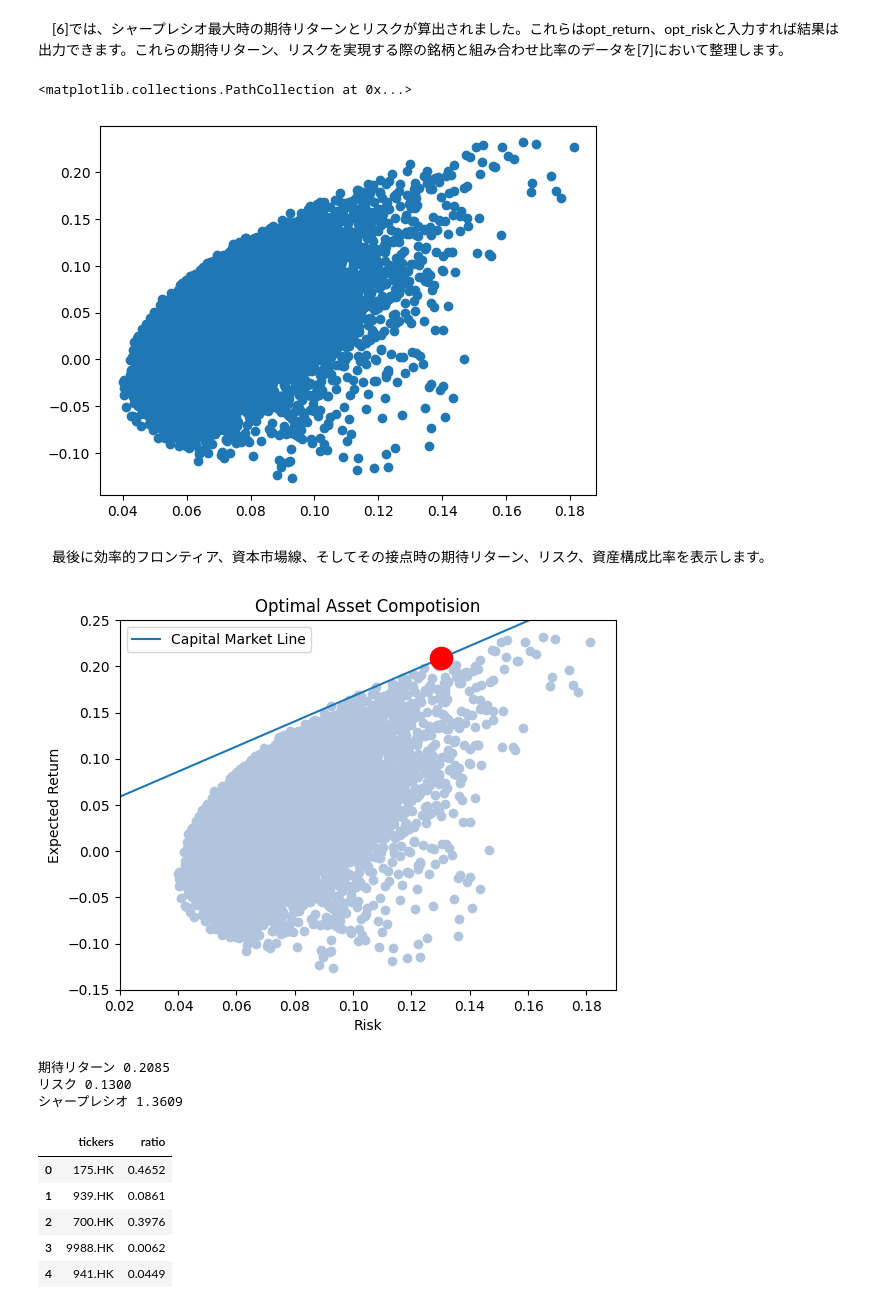
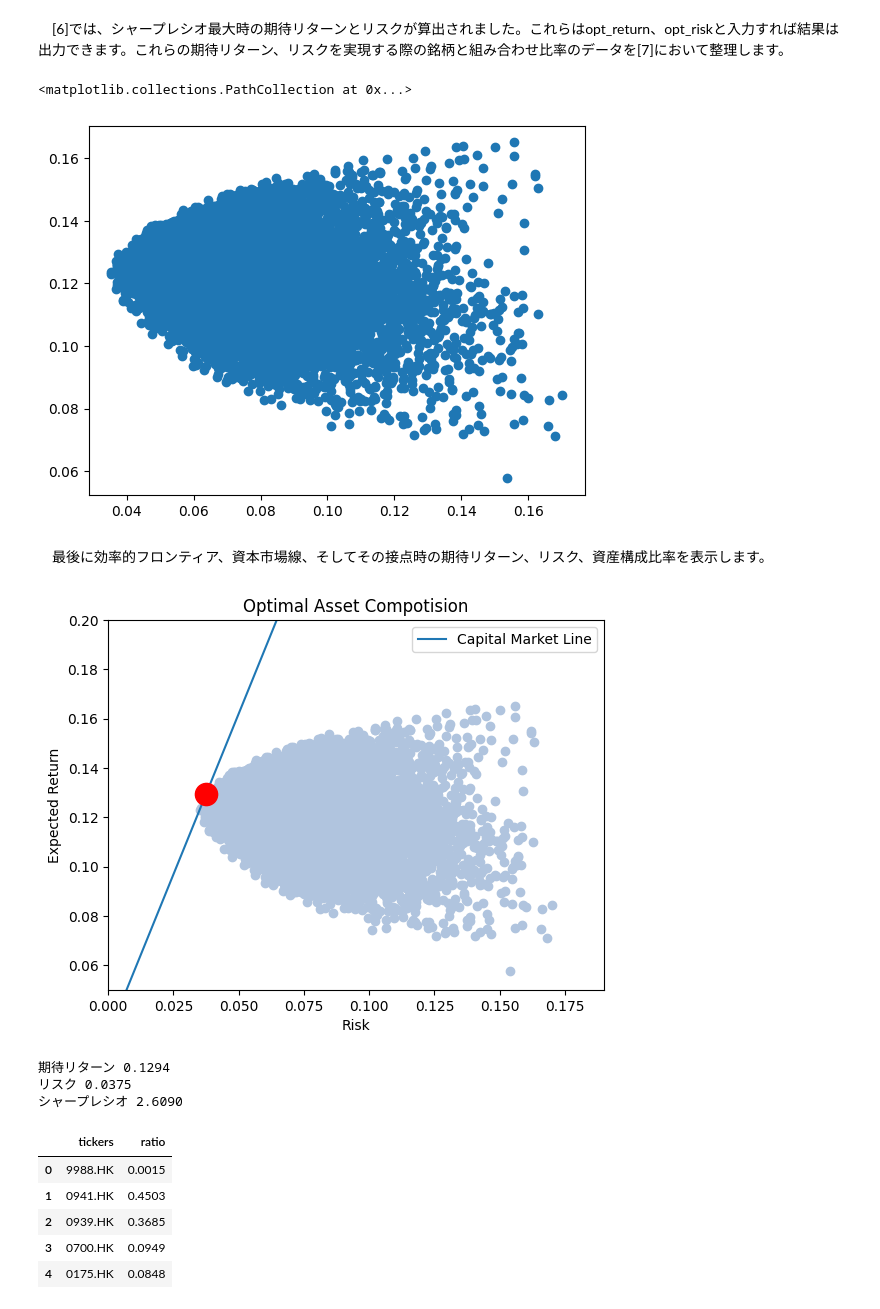
Before and after one commit to nagamamo/financial_data_science, a Jupyter notebook: 2_2_multiple_asset_efficient_frontier.ipynb, the cells around one changed output. Saved outputs shown, nothing was run; the diff lists cells and outputs as text; code cells hidden in the pictures.

```diff
--- a/2_2_multiple_asset_efficient_frontier.ipynb
+++ b/2_2_multiple_asset_efficient_frontier.ipynb
@@ -13,13 +16,16 @@ import matplotlib.pyplot as plt
 　香港H株市場の時価総額上位銘柄、テンセント（700.HK）、浙江吉利汽車控股（175.HK）中国移動（チャイナ・モバイル、941.HK）、アリババ（9988.HK）、中国建設銀行（939.HK）の5資産の最適資産構成を算出します。これらのH株市場に上場される中国本土企業は、香港ドル建てで株式が発行され、市場で取引されます。
 # %%
 #[2]株価日次データの取得
-tickers=['9988.HK','700.HK','941.HK','175.HK','939.HK']
-start=datetime.date(2020,1,1)#標本期間を2020年1月1日から
-end=datetime.date(2021,12,31)#2021年12月31日までに指定
-data=data.DataReader(tickers,'stooq',start=start,end=end).sort_values(by='Date',ascending=True)
+tickers=['9988.HK','0700.HK','0941.HK','0175.HK','0939.HK']
+#start=datetime.date(2020,1,1)#標本期間を2020年1月1日から
+#end=datetime.date(2021,12,31)#2021年12月31日までに指定
+#data=data.DataReader(tickers,'stooq',start=start,end=end).sort_values(by='Date',ascending=True)
+df = yf.download(tickers, start='2020-1-1', end='2026-3-30')
+df = df['Close']
+df.head()
 # %%
 #[3]データ前処理
-df=data.Close.pct_change().dropna()
+df=df.pct_change().dropna()
 df.head()
 # %% [markdown]
 　2_1の2資産モデルの実装例と異なるのは、この[4]からです。まずここでは、資産数（n＝5）と組み合わせ比率の数(p＝10,000)を定義します。次に年率の平均リターン（Ep）と分散・共分散（Cov_Rp）を算出します。mean_variance=[]は、後で各組合せごとに算出する平均値・分散（共分散）を収納するための空配列です。weight_ratio=[]は、この各平均値・分散（共分散）に対応する各資産構成比率を格納するための空配列です。ticker_list=[]は同様に、各平均値・分散（共分散）に対応する各銘柄を保存するための空配列です。
@@ -79,39 +85,39 @@ asset_allocation['ratio']=pd.DataFrame(opt_weights)
 plt.scatter(x=mean_variance['risk'],y=mean_variance['return'])#可視化
 # %% [output]
 <matplotlib.collections.PathCollection at 0x...>
-[figure, old version]
+[figure, new version]
 # %% [markdown]
 　最後に効率的フロンティア、資本市場線、そしてその接点時の期待リターン、リスク、資産構成比率を表示します。
 # %%
 #[8]効率的フロンティアとCMLの導出
 def CML(rf,sharp_R,label):#無リスク資産・シャープレシオsharp_Rの関数定義
     Risk = [x/100 for x in range(100)] #横軸Riskを設定
     ExpectedReturn = [rf+max_sr*x for x in Risk] #縦軸Epを算出
     plt.plot(Risk,ExpectedReturn,label=label)
     plt.xlabel("Risk")
-    plt.xlim(0.02,0.19) #横軸の幅設定
+    plt.xlim(0.00,0.19) #横軸の幅設定
     plt.ylabel("Expected Return")
-    plt.ylim(-0.15,0.25) #縦軸の幅設定
+    plt.ylim(0.050,0.20) #縦軸の幅設定
     plt.title("Optimal Asset Compotision")
     plt.plot(opt_risk,sharp_R,"ro",linestyle = "--",markersize=16) #資本市場線の作成
 
 CML(rf,opt_return,"Capital Market Line") #CML導出
 plt.scatter(x=mean_variance['risk'],y=mean_variance['return'],c="lightsteelblue")#効率的フロンティアの作成
 plt.legend()
 plt.show()
 print('期待リターン {:.4f}'.format(opt_return))
 print('リスク {:.4f}'.format(opt_risk))
 print('シャープレシオ {:.4f}'.format(max_sr))
 pd.options.display.precision = 4
 asset_allocation
 # %% [output]
-[figure, old version]
+[figure, new version]
-期待リターン 0.2085
-リスク 0.1300
-シャープレシオ 1.3609
+期待リターン 0.1294
+リスク 0.0375
+シャープレシオ 2.6090
 |  | tickers | ratio |
-| 0 | 175.HK | 0.4652 |
-| 1 | 939.HK | 0.0861 |
-| 2 | 700.HK | 0.3976 |
-| 3 | 9988.HK | 0.0062 |
-| 4 | 941.HK | 0.0449 |
+| 0 | 9988.HK | 0.0015 |
+| 1 | 0941.HK | 0.4503 |
+| 2 | 0939.HK | 0.3685 |
+| 3 | 0700.HK | 0.0949 |
+| 4 | 0175.HK | 0.0848 |
```
Also changed, not shown: parts of 3 cells of this notebook.
